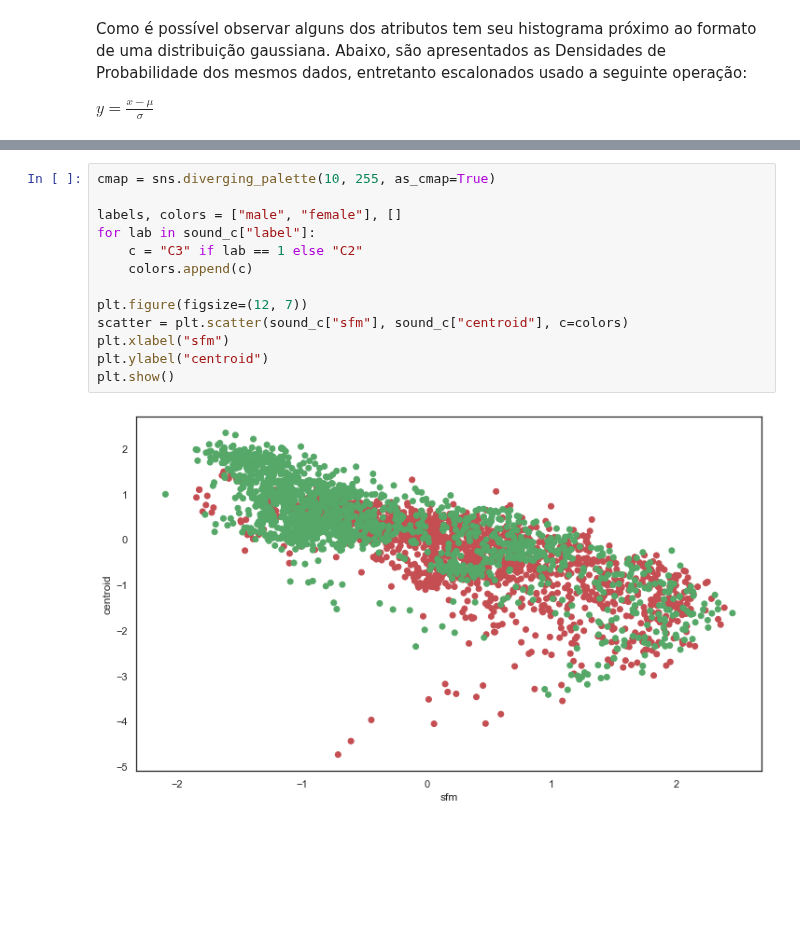
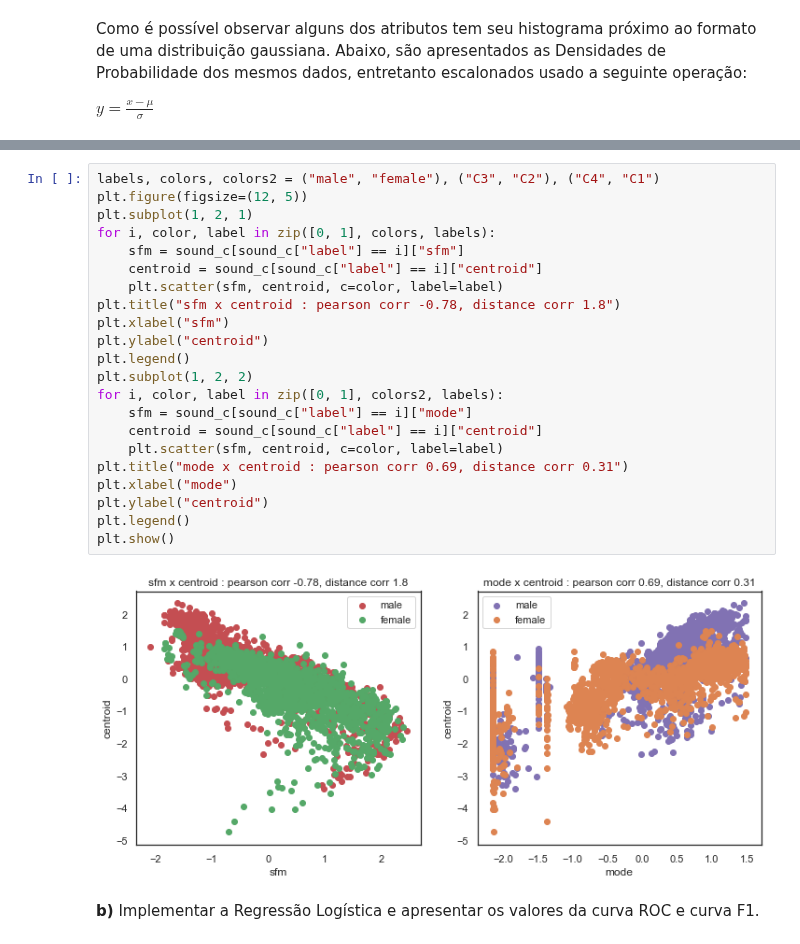
Before and after one commit to rdenadai/ia006c, a Jupyter notebook: notebooks/EFC02/EFC02.ipynb, the cells around one changed output, grey strips where cells are left out. Cells and saved outputs as stored; diff of their text form; blank space fills up the shorter version.

```diff
--- a/notebooks/EFC02/EFC02.ipynb
+++ b/notebooks/EFC02/EFC02.ipynb
@@ -269,15 +315,26 @@ plt.show()
-# %%
-cmap = sns.diverging_palette(10, 255, as_cmap=True)
-
-labels, colors = ["male", "female"], []
-for lab in sound_c["label"]:
-    c = "C3" if lab == 1 else "C2"
-    colors.append(c)
-
-plt.figure(figsize=(12, 7))
-scatter = plt.scatter(sound_c["sfm"], sound_c["centroid"], c=colors)
-plt.xlabel("sfm")
-plt.ylabel("centroid")
-plt.show()
-# %% [output]
-[figure, removed]
+# %%
+labels, colors, colors2 = ("male", "female"), ("C3", "C2"), ("C4", "C1")
+plt.figure(figsize=(12, 5))
+plt.subplot(1, 2, 1)
+for i, color, label in zip([0, 1], colors, labels):
+    sfm = sound_c[sound_c["label"] == i]["sfm"]
+    centroid = sound_c[sound_c["label"] == i]["centroid"]
+    plt.scatter(sfm, centroid, c=color, label=label)
+plt.title("sfm x centroid : pearson corr -0.78, distance corr 1.8")
+plt.xlabel("sfm")
+plt.ylabel("centroid")
+plt.legend()
+plt.subplot(1, 2, 2)
+for i, color, label in zip([0, 1], colors2, labels):
+    sfm = sound_c[sound_c["label"] == i]["mode"]
+    centroid = sound_c[sound_c["label"] == i]["centroid"]
+    plt.scatter(sfm, centroid, c=color, label=label)
+plt.title("mode x centroid : pearson corr 0.69, distance corr 0.31")
+plt.xlabel("mode")
+plt.ylabel("centroid")
+plt.legend()
+plt.show()
+# %% [output]
+[figure, added]
+# %% [markdown]
+**b)** Implementar a Regressão Logística e apresentar os valores da curva ROC e curva F1.
```
Also changed, not shown: parts of 12 cells of this notebook.
